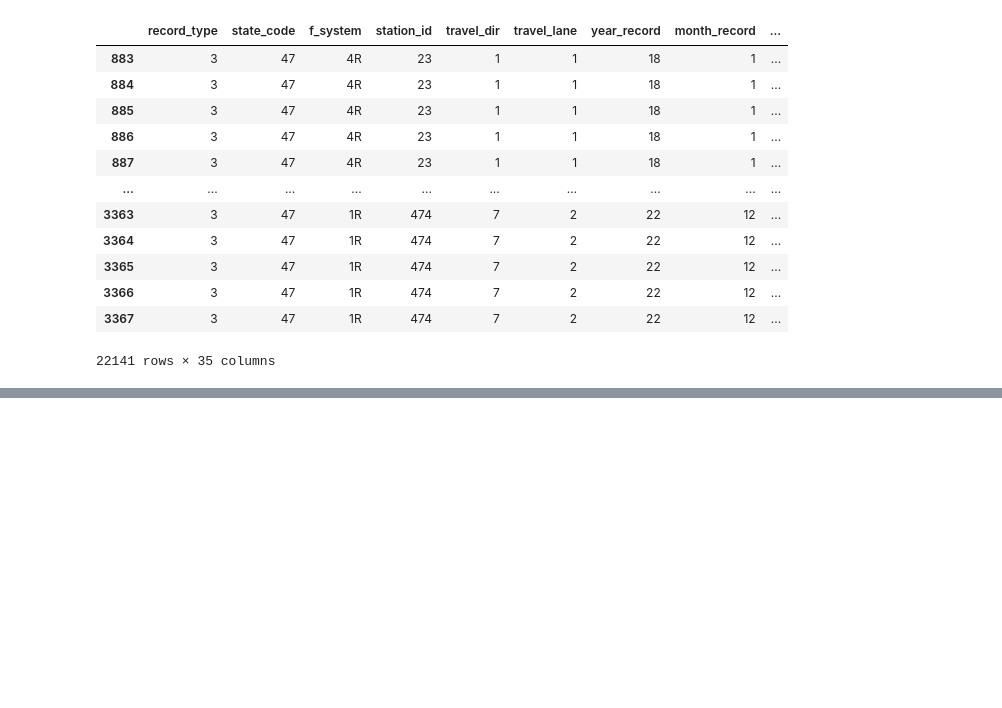
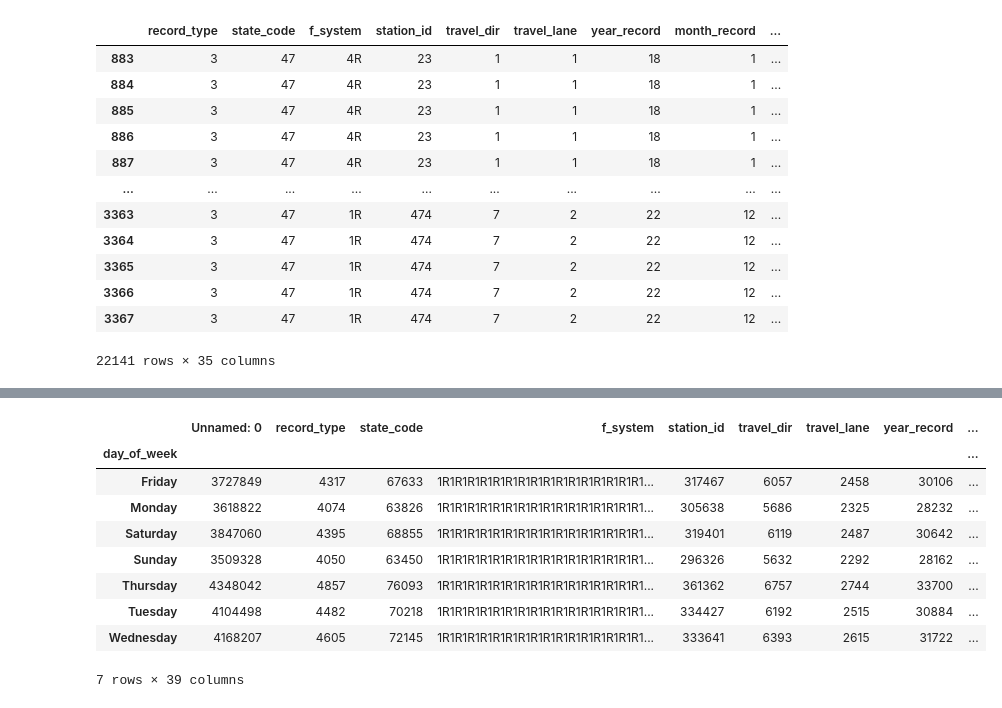
Before and after one commit to dlerhetal/Group2Project1, a Jupyter notebook: Traffic Data/Traffic231019.ipynb, the cells around one changed output, grey strips where cells are left out. Drawn from its saved outputs; the diff is of its cells as text; code cells hidden in the pictures; blank space fills up the shorter version.

```diff
--- a/Traffic Data/Traffic231019.ipynb
+++ b/Traffic Data/Traffic231019.ipynb
@@ -240,0 +242,9 @@ segments_df
+# %%
+segments_df["day_of_week"] = segments_df["day_of_week"].replace([1],'Sunday')
+segments_df["day_of_week"] = segments_df["day_of_week"].replace([2],'Monday')
+segments_df["day_of_week"] = segments_df["day_of_week"].replace([3],'Tuesday')
+segments_df["day_of_week"] = segments_df["day_of_week"].replace([4],'Wednesday')
+segments_df["day_of_week"] = segments_df["day_of_week"].replace([5],'Thursday')
+segments_df["day_of_week"] = segments_df["day_of_week"].replace([6],'Friday')
+segments_df["day_of_week"] = segments_df["day_of_week"].replace([7],'Saturday')
+segments_df
@@ -240,0 +265,14 @@ segments_df
+# %%
+cars_per_day = segments_df.groupby(["day_of_week"]).sum()
+cars_per_day
+# %% [output]
+|  | Unnamed: 0 | record_type | state_code | f_system | station_id | travel_dir | travel_lane | year_record | ... |
+| day_of_week |  |  |  |  |  |  |  |  | ... |
+| Friday | 3727849 | 4317 | 67633 | 1R1R1R1R1R1R1R1R1R1R1R1R1R1R1R1R1... | 317467 | 6057 | 2458 | 30106 | ... |
+| Monday | 3618822 | 4074 | 63826 | 1R1R1R1R1R1R1R1R1R1R1R1R1R1R1R1R1... | 305638 | 5686 | 2325 | 28232 | ... |
+| Saturday | 3847060 | 4395 | 68855 | 1R1R1R1R1R1R1R1R1R1R1R1R1R1R1R1R1... | 319401 | 6119 | 2487 | 30642 | ... |
+| Sunday | 3509328 | 4050 | 63450 | 1R1R1R1R1R1R1R1R1R1R1R1R1R1R1R1R1... | 296326 | 5632 | 2292 | 28162 | ... |
+| Thursday | 4348042 | 4857 | 76093 | 1R1R1R1R1R1R1R1R1R1R1R1R1R1R1R1R1... | 361362 | 6757 | 2744 | 33700 | ... |
+| Tuesday | 4104498 | 4482 | 70218 | 1R1R1R1R1R1R1R1R1R1R1R1R1R1R1R1R1... | 334427 | 6192 | 2515 | 30884 | ... |
+| Wednesday | 4168207 | 4605 | 72145 | 1R1R1R1R1R1R1R1R1R1R1R1R1R1R1R1R1... | 333641 | 6393 | 2615 | 31722 | ... |
+7 rows × 39 columns
```
Also changed, not shown: parts of 6 cells of this notebook, 4 other files.
